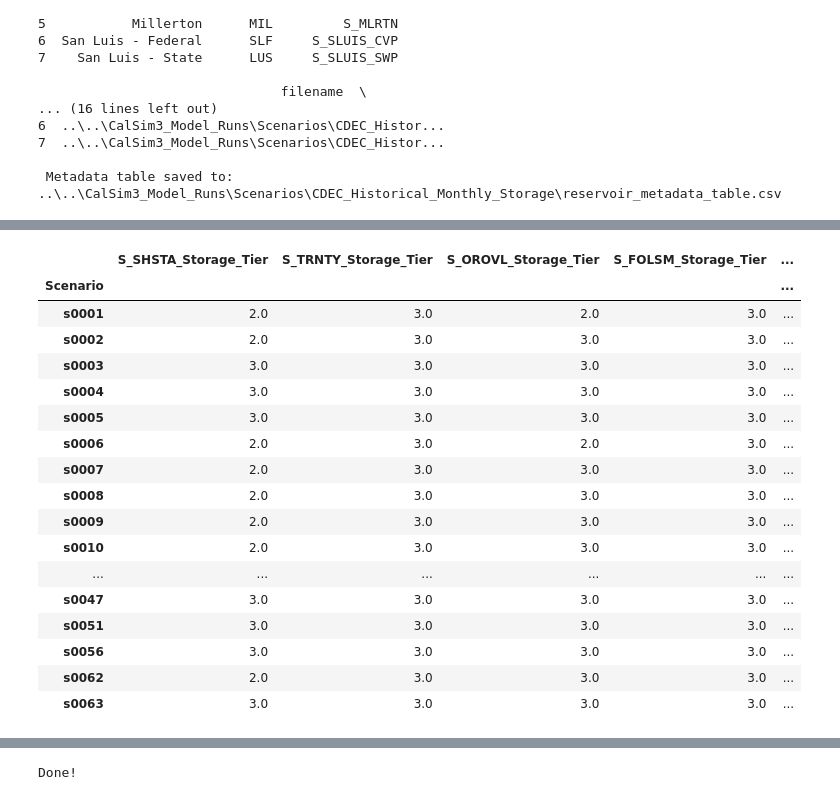
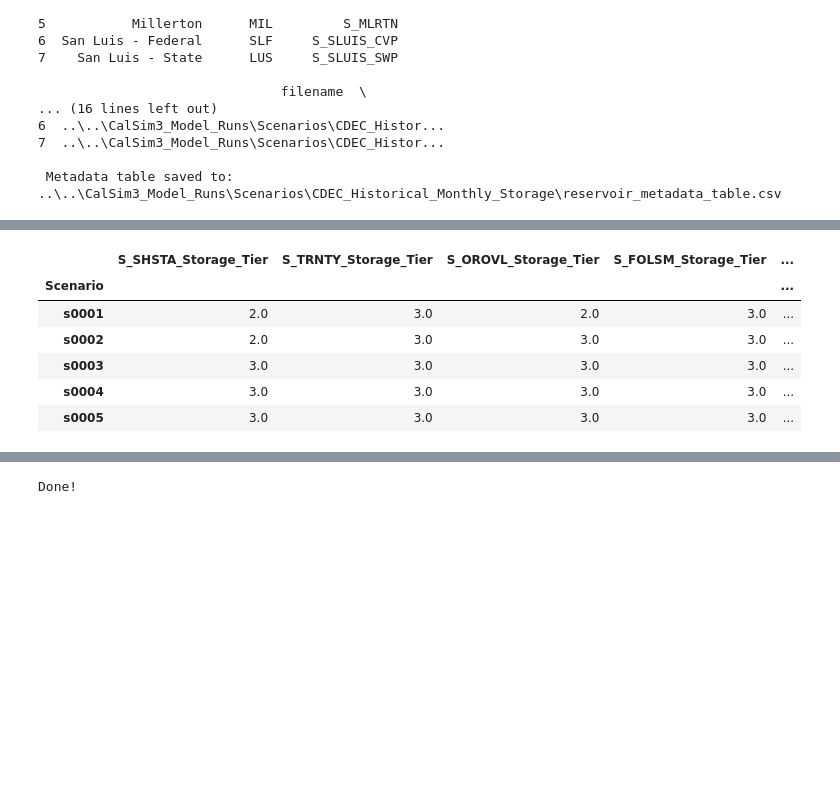
Before and after one commit to maramahmedd/coeqwal, a Jupyter notebook: notebooks/Tier_Assignment_Storage.ipynb, the cells around one changed output, grey strips where cells are left out. Cells and saved outputs as stored; diff of their text form; code cells hidden in the pictures; blank space fills up the shorter version.

```diff
--- a/notebooks/Tier_Assignment_Storage.ipynb
+++ b/notebooks/Tier_Assignment_Storage.ipynb
@@ -22,6 +22,8 @@ ScenarioListFile, ScenarioListTab, ScenarioListPath, DVDssNamesOutPath, SVDssNam
 
 df, dss_names = read_in_df(ConvertDataOutPath,DVDssNamesOutPath)
 
+var_df = add_water_year_column(df)
+
 df.columns = ['_'.join(map(str, col)) if isinstance(col, tuple) else col for col in df.columns]
 # %% [markdown]
 ## Define variables
@@ -334,22 +736,11 @@ C:\Dino\COEQWAL\COEQWAL_GIT\CalSim3_Model_Runs\Scenarios\Performance_Metrics\Met
 # %%
-tier_df
+tier_df.head(5)
 # %% [output]
 |  | S_SHSTA_Storage_Tier | S_TRNTY_Storage_Tier | S_OROVL_Storage_Tier | S_FOLSM_Storage_Tier | ... |
 | Scenario |  |  |  |  | ... |
 | s0001 | 2.0 | 3.0 | 2.0 | 3.0 | ... |
 | s0002 | 2.0 | 3.0 | 3.0 | 3.0 | ... |
 | s0003 | 3.0 | 3.0 | 3.0 | 3.0 | ... |
 | s0004 | 3.0 | 3.0 | 3.0 | 3.0 | ... |
 | s0005 | 3.0 | 3.0 | 3.0 | 3.0 | ... |
-| s0006 | 2.0 | 3.0 | 2.0 | 3.0 | ... |
-| s0007 | 2.0 | 3.0 | 3.0 | 3.0 | ... |
-| s0008 | 2.0 | 3.0 | 3.0 | 3.0 | ... |
-| s0009 | 2.0 | 3.0 | 3.0 | 3.0 | ... |
-| s0010 | 2.0 | 3.0 | 3.0 | 3.0 | ... |
-| ... | ... | ... | ... | ... | ... |
-| s0047 | 3.0 | 3.0 | 3.0 | 3.0 | ... |
-| s0051 | 3.0 | 3.0 | 3.0 | 3.0 | ... |
-| s0056 | 3.0 | 3.0 | 3.0 | 3.0 | ... |
-| s0062 | 2.0 | 3.0 | 3.0 | 3.0 | ... |
-| s0063 | 3.0 | 3.0 | 3.0 | 3.0 | ... |
 # %%
```
Also changed, not shown: parts of 32 cells of this notebook.
